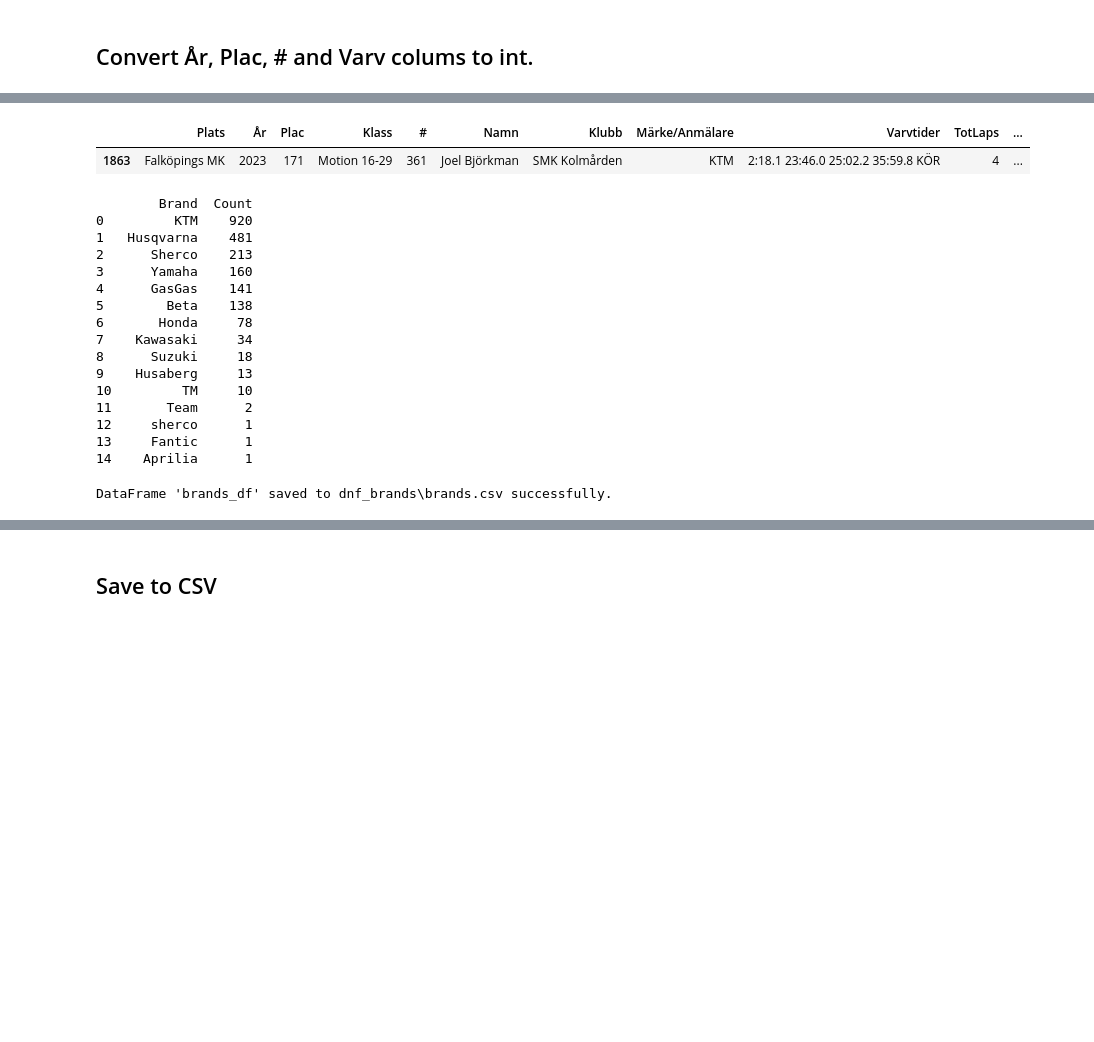
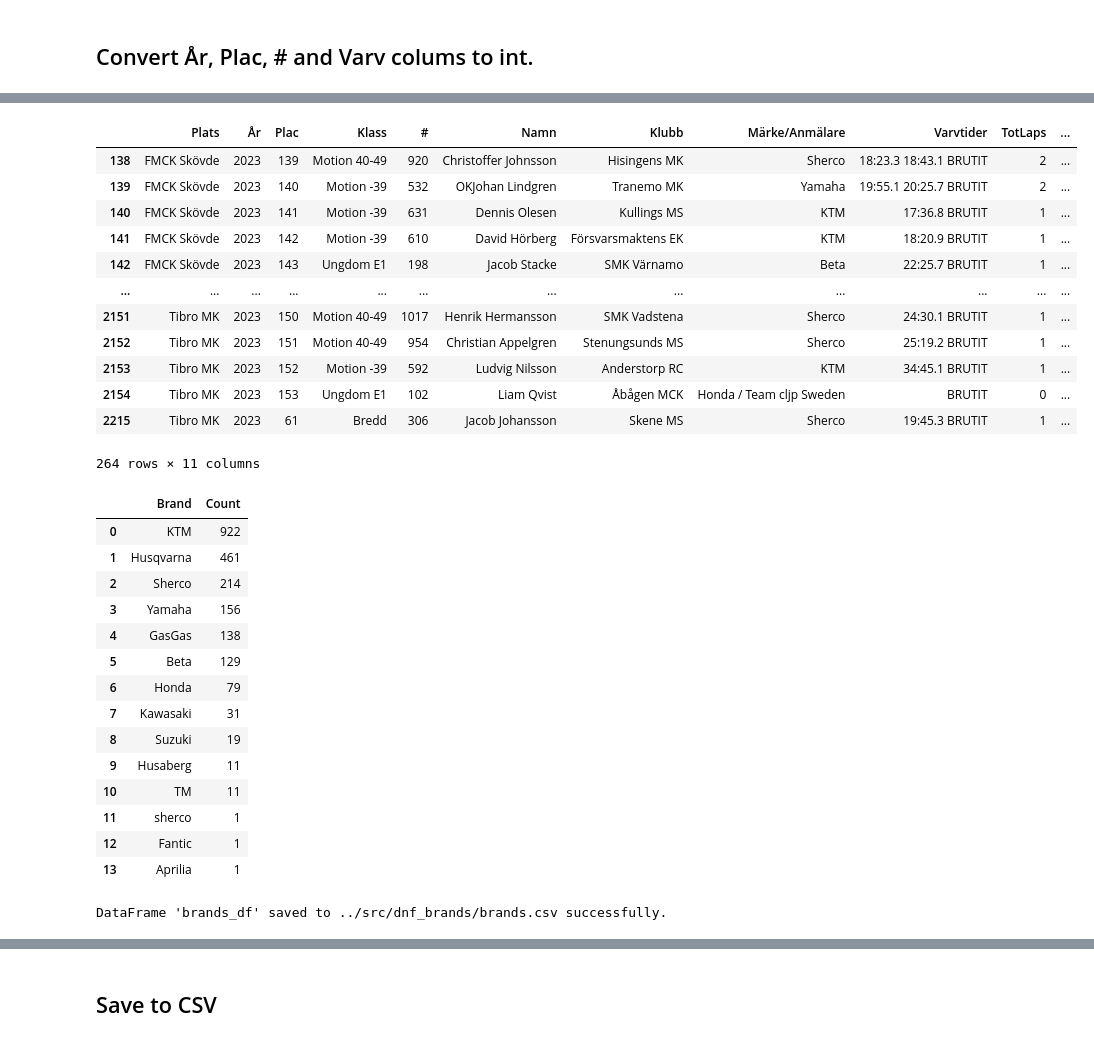
Before and after one commit to RobertAhlin/emx-seeder, a Jupyter notebook: jupyter_notebooks/05 BrandsDNF.ipynb, the cells around one changed output, grey strips where cells are left out. Drawn from its saved outputs; the diff is of its cells as text; code cells hidden in the pictures; blank space fills up the shorter version.

Commit message:
Fixed faulty data in raw data files

```diff
--- a/jupyter_notebooks/05 BrandsDNF.ipynb
+++ b/jupyter_notebooks/05 BrandsDNF.ipynb
@@ -108,25 +107,29 @@ combined_df.head(-10)
 # %%
-import pandas as pd
-
-# Assuming 'combined_df' is your DataFrame containing the data
-
-# Empty list to store rows containing the words
+# Your existing code to find and store rows with the words
 rows_containing_words = []
 
-# Iterate through each row in combined_df
 for index, row in combined_df.iterrows():
-    # Check if any cell in the row contains 'BRUTIT' or 'KÖR'
     if any(['BRUTIT' in str(cell) or 'KÖR' in str(cell) for cell in row]):
         rows_containing_words.append(row)
 
-# Create a DataFrame containing rows with the words
 dnf_df = pd.DataFrame(rows_containing_words, columns=combined_df.columns)
 
-# Display the DataFrame containing rows with the words
-dnf_df.head(10)
+# Display the entire DataFrame containing rows with the words
+dnf_df
 # %% [output]
 |  | Plats | År | Plac | Klass | # | Namn | Klubb | Märke/Anmälare | Varvtider | TotLaps | ... |
-| 1863 | Falköpings MK | 2023 | 171 | Motion 16-29 | 361 | Joel Björkman | SMK Kolmården | KTM | 2:18.1 23:46.0 25:02.2 35:59.8 KÖR | 4 | ... |
+| 138 | FMCK Skövde | 2023 | 139 | Motion 40-49 | 920 | Christoffer Johnsson | Hisingens MK | Sherco | 18:23.3 18:43.1 BRUTIT | 2 | ... |
+| 139 | FMCK Skövde | 2023 | 140 | Motion -39 | 532 | OKJohan Lindgren | Tranemo MK | Yamaha | 19:55.1 20:25.7 BRUTIT | 2 | ... |
+| 140 | FMCK Skövde | 2023 | 141 | Motion -39 | 631 | Dennis Olesen | Kullings MS | KTM | 17:36.8 BRUTIT | 1 | ... |
+| 141 | FMCK Skövde | 2023 | 142 | Motion -39 | 610 | David Hörberg | Försvarsmaktens EK | KTM | 18:20.9 BRUTIT | 1 | ... |
+| 142 | FMCK Skövde | 2023 | 143 | Ungdom E1 | 198 | Jacob Stacke | SMK Värnamo | Beta | 22:25.7 BRUTIT | 1 | ... |
+| ... | ... | ... | ... | ... | ... | ... | ... | ... | ... | ... | ... |
+| 2151 | Tibro MK | 2023 | 150 | Motion 40-49 | 1017 | Henrik Hermansson | SMK Vadstena | Sherco | 24:30.1 BRUTIT | 1 | ... |
+| 2152 | Tibro MK | 2023 | 151 | Motion 40-49 | 954 | Christian Appelgren | Stenungsunds MS | Sherco | 25:19.2 BRUTIT | 1 | ... |
+| 2153 | Tibro MK | 2023 | 152 | Motion -39 | 592 | Ludvig Nilsson | Anderstorp RC | KTM | 34:45.1 BRUTIT | 1 | ... |
+| 2154 | Tibro MK | 2023 | 153 | Ungdom E1 | 102 | Liam Qvist | Åbågen MCK | Honda / Team cljp Sweden | BRUTIT | 0 | ... |
+| 2215 | Tibro MK | 2023 | 61 | Bredd | 306 | Jacob Johansson | Skene MS | Sherco | 19:45.3 BRUTIT | 1 | ... |
+264 rows × 11 columns
 # %%
 # Extract the first word from 'Märke/Anmälare' column
 first_words = combined_df['Märke/Anmälare'].str.split().str[0]
@@ -141,29 +144,26 @@ first_word_counts.columns = ['Brand', 'Count']
 brands_df = first_word_counts.copy()
 
 # Display the DataFrame
-print(brands_df)
+brands_df
 # %% [output]
-        Brand  Count
-0         KTM    920
-1   Husqvarna    481
-2      Sherco    213
-3      Yamaha    160
-4      GasGas    141
-5        Beta    138
-6       Honda     78
-7    Kawasaki     34
-8      Suzuki     18
-9    Husaberg     13
-10         TM     10
-11       Team      2
-12     sherco      1
-13     Fantic      1
-14    Aprilia      1
+|  | Brand | Count |
+| 0 | KTM | 922 |
+| 1 | Husqvarna | 461 |
+| 2 | Sherco | 214 |
+| 3 | Yamaha | 156 |
+| 4 | GasGas | 138 |
+| 5 | Beta | 129 |
+| 6 | Honda | 79 |
+| 7 | Kawasaki | 31 |
+| 8 | Suzuki | 19 |
+| 9 | Husaberg | 11 |
+| 10 | TM | 11 |
+| 11 | sherco | 1 |
+| 12 | Fantic | 1 |
+| 13 | Aprilia | 1 |
 # %%
-import os
-
 # Specify the folder and file names
-folder_name = 'dnf_brands'
+folder_name = '../src/dnf_brands/'
 file_name = 'brands.csv'
 file_path = os.path.join(folder_name, file_name)
 
@@ -178,7 +178,7 @@ try:
 except Exception as e:
     print(f"Error saving DataFrame to CSV: {e}")
 # %% [output]
-DataFrame 'brands_df' saved to dnf_brands\brands.csv successfully.
+DataFrame 'brands_df' saved to ../src/dnf_brands/brands.csv successfully.
 # %%
 # Extract the first word from 'Märke/Anmälare' column in mismatched_rows
 first_words_mismatched = dnf_df['Märke/Anmälare'].str.split().str[0]
```
Also changed, not shown: parts of 7 cells of this notebook, 12 other files.
